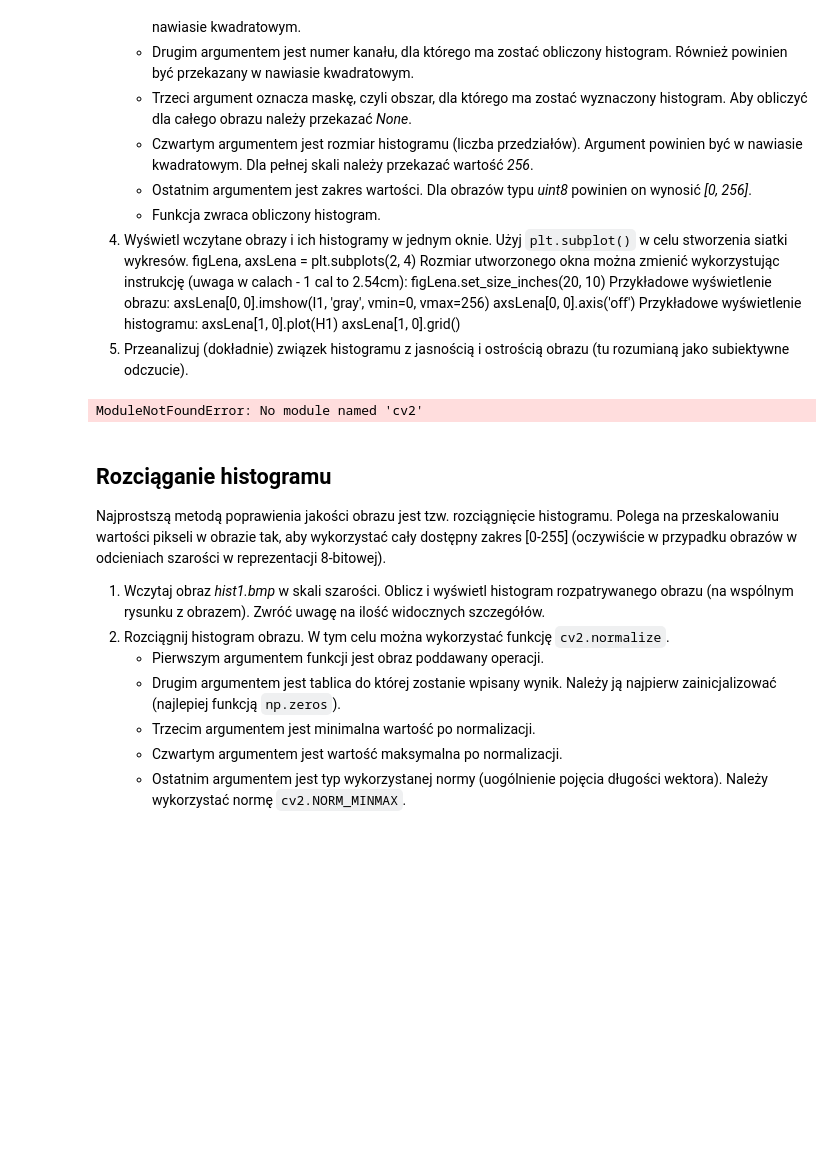
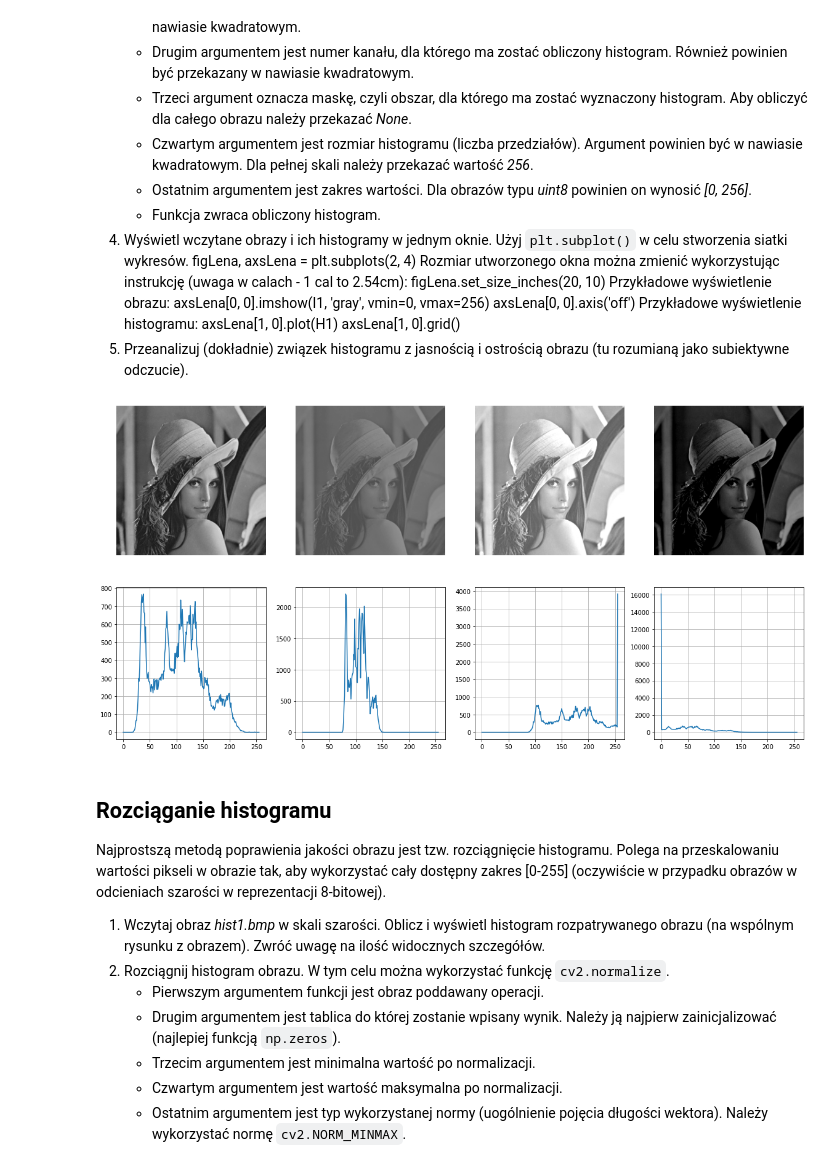
Before and after one commit to JankDev/poc, a Jupyter notebook: 03_histogram.ipynb, the cells around one changed output. Cells and saved outputs as stored; diff of their text form; code cells hidden in the pictures; blank space fills up the shorter version.

```diff
--- a/03_histogram.ipynb
+++ b/03_histogram.ipynb
@@ -69,22 +69,56 @@ Przykładowe wyświetlenie histogramu:
 # %%
 import cv2
 import os
 from matplotlib import pyplot as plt
+from typing import *
 import numpy as np
 
 if not os.path.exists("lena1.bmp") :
     !wget https://raw.githubusercontent.com/vision-agh/poc_sw/master/03_Histogram/lena1.bmp --no-check-certificate
 
 if not os.path.exists("lena2.bmp") :
     !wget https://raw.githubusercontent.com/vision-agh/poc_sw/master/03_Histogram/lena2.bmp --no-check-certificate
 
 if not os.path.exists("lena3.bmp") :
     !wget https://raw.githubusercontent.com/vision-agh/poc_sw/master/03_Histogram/lena3.bmp --no-check-certificate
 
 if not os.path.exists("lena4.bmp") :
     !wget https://raw.githubusercontent.com/vision-agh/poc_sw/master/03_Histogram/lena4.bmp --no-check-certificate
+
+Image = np.ndarray
+Histogram = [int]
+
+
+def load_images(prefix: str, suffix: str = "bmp")-> [Image]:
+    images: [Image] = []
+    for i in range(1,5):
+        images.append(cv2.imread(prefix + str(i) + "." + suffix, cv2.IMREAD_GRAYSCALE))
+    return images
+
+def calc_default_hist(img: Image) -> Histogram:
+   return  cv2.calcHist([img],[0],None,[256],[0,256])
+
+images = load_images("lena")
+
+histograms: [int] = [calc_default_hist(img) for img in images]
+
+image_histograms = list(zip(images,histograms))
+
+def plot_image_and_histogram(image_histograms: [(Image, [int])]) -> None:
+    fig,axs = plt.subplots(2,len(image_histograms) if len(image_histograms) > 1 else 2)
+    fig.set_size_inches(20, 10)
+
+    for i, (img,hist) in enumerate(image_histograms):
+        axs[0, i].imshow(img, 'gray', vmin=0, vmax=256)
+        axs[0, i].axis('off')
+        axs[1, i].plot(hist)
+        axs[1, i].grid()
+
+    plt.show()
+
+plot_image_and_histogram(image_histograms)
 # %% [output]
-ModuleNotFoundError: No module named 'cv2'
+[figure, added]
 # %% [markdown]
 ## Rozciąganie histogramu
 
```
Also changed, not shown: parts of 9 cells of this notebook, 3 other files.
